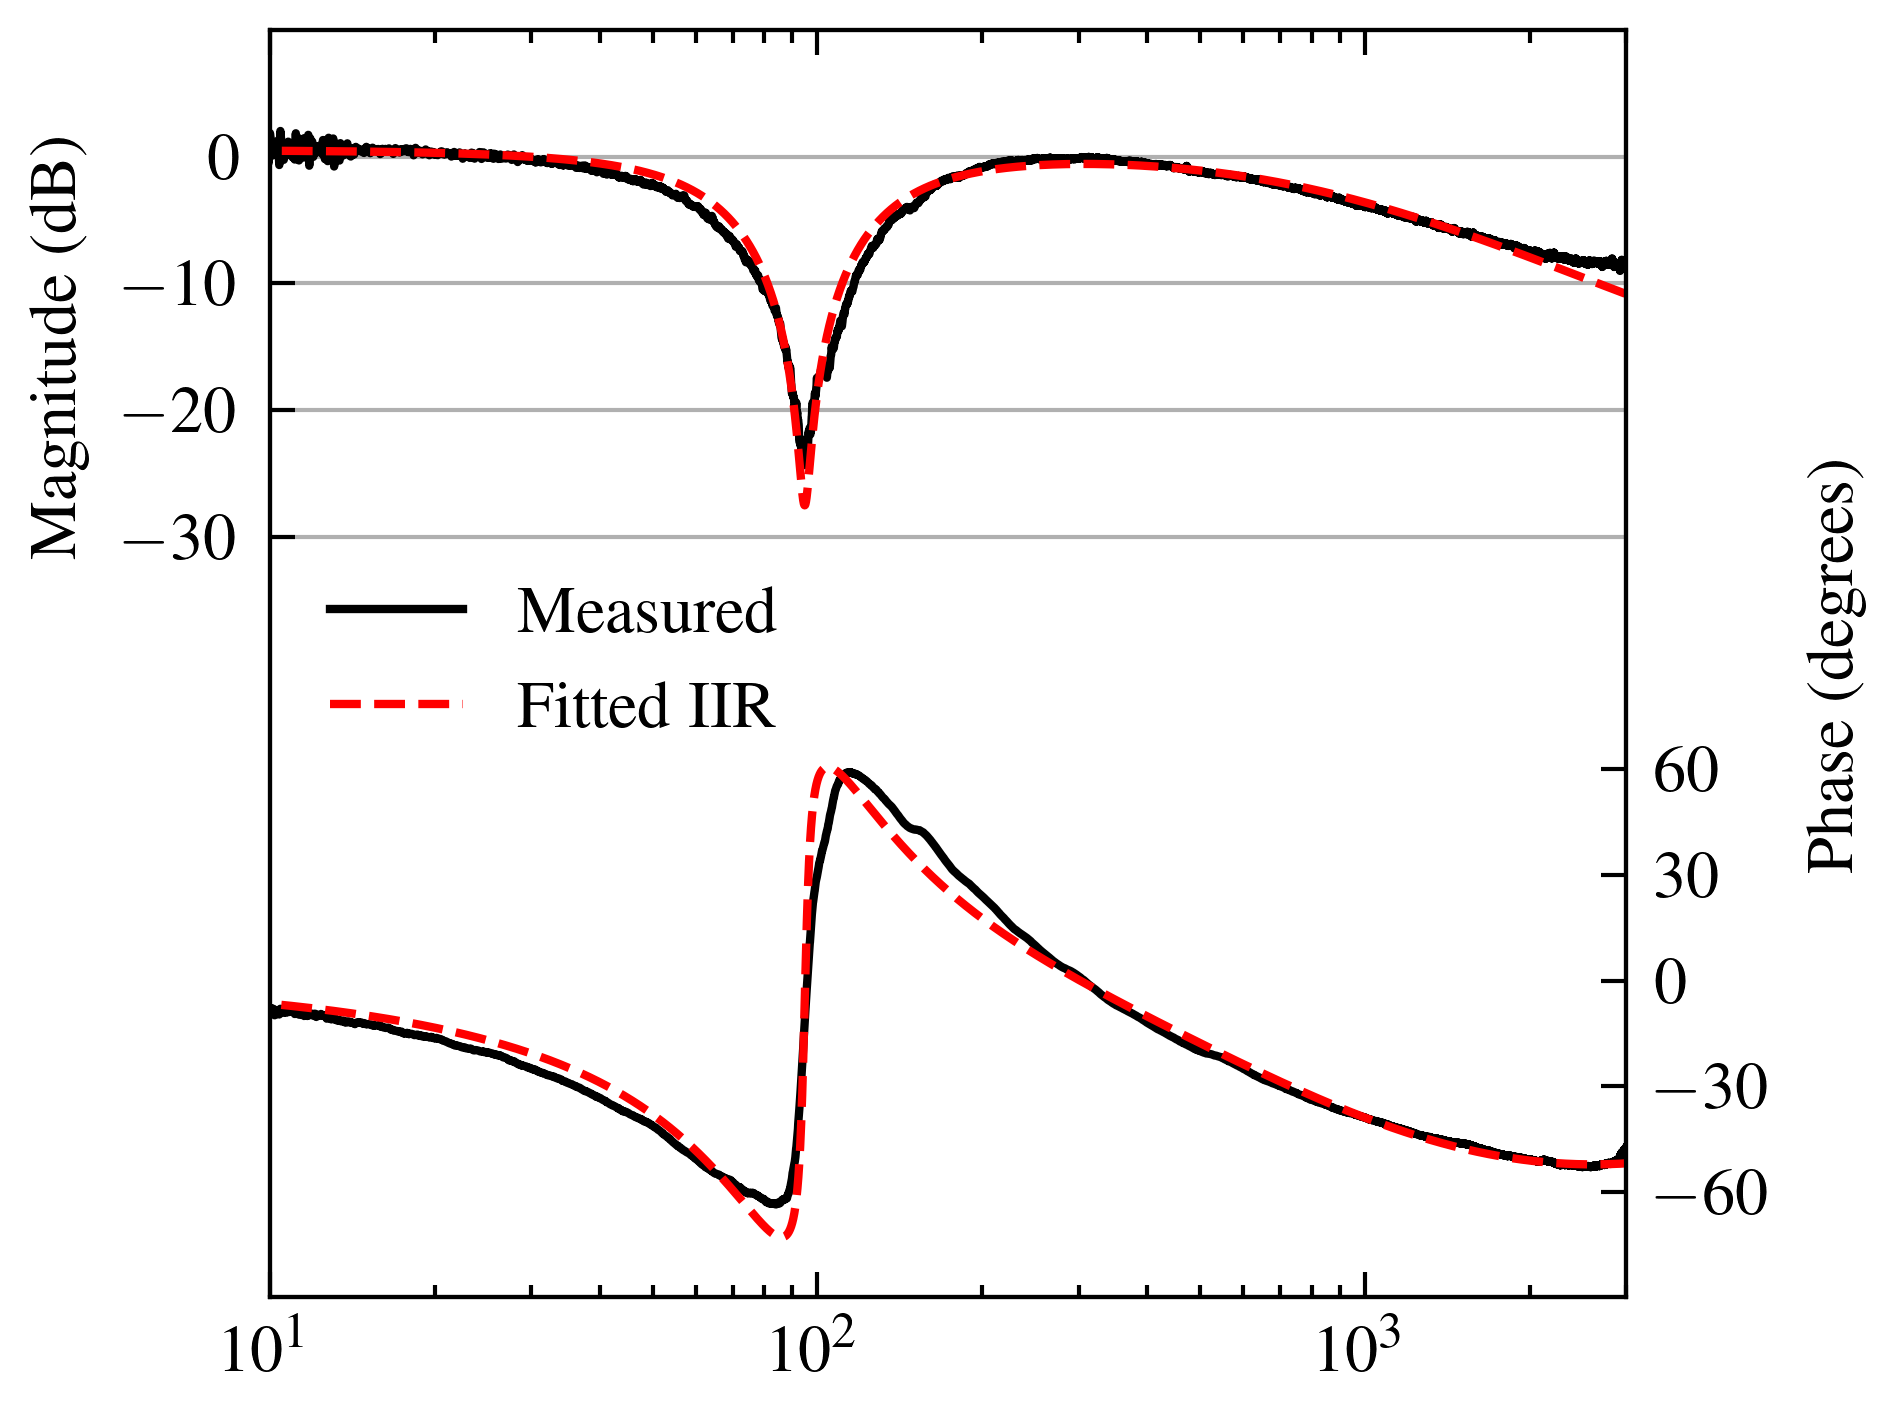
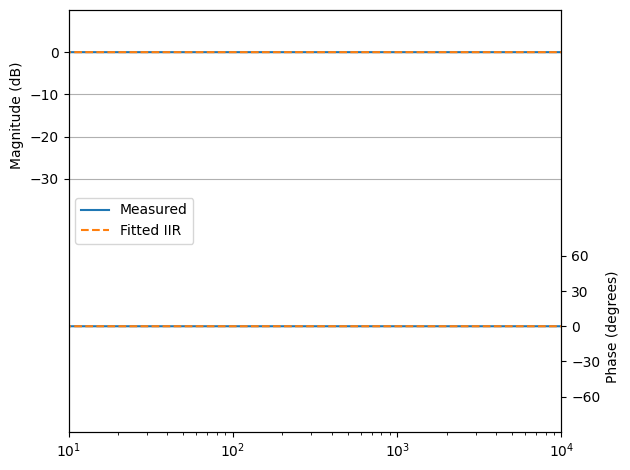
The notebook cell's code change between the first figure and the second:
--- before
+++ after
@@ -3,6 +3,6 @@
 
 fig, ax = plt.subplots()
-plt.style.use(['science','ieee'])
-ax.set_xlim([10, 3000])
+#plt.style.use(['science','ieee'])
+ax.set_xlim([10, 10000])
 
 
@@ -10,13 +10,13 @@
 #ax.semilogx(freqs, 20*np.log10(np.abs(H_measured)), label='Measured')
 ax.semilogx(freqs, 20*np.log10(np.abs(magnitude_smoothed)), label='Measured')
-ax.semilogx(freqs, 20*np.log10(np.abs(H_fit)), '--', label='Fitted IIR')
+ax.semilogx(freqs, 20*np.log10(np.abs(H_fit)) + wb_gain_db, '--', label='Fitted IIR')
 ax.set_ylabel("Magnitude (dB)")
 ax.set_ylim([-90, 10])
 ax.set_yticks([-30, -20, -10, 0])
-ax.set_yticks([],minor=True)
+#ax.set_yticks([],minor=True)
 ax.yaxis.label.set_position((0.0, 0.75))
 ax.grid(axis="y")
 
-smooth_phase = smooth_magnitude(freqs, np.angle(H_measured_orig, deg=True), 0.1)
+
 
 ax2 = ax.twinx()
@@ -29,5 +29,5 @@
 ax2.set_yticks([-60, -30, 0, 30, 60])
 ax2.grid(axis="y")
-ax2.set_yticks([],minor=True)
+#ax2.set_yticks([],minor=True)
 ax2.yaxis.label.set_position((0.0, 0.25))
 #ax2.legend()
@@ -37,5 +37,5 @@
 
 
-plt.legend(loc='center left')
+plt.legend(loc='center left',frameon=True)
 plt.grid(False)
 

Commit: added voltage tap